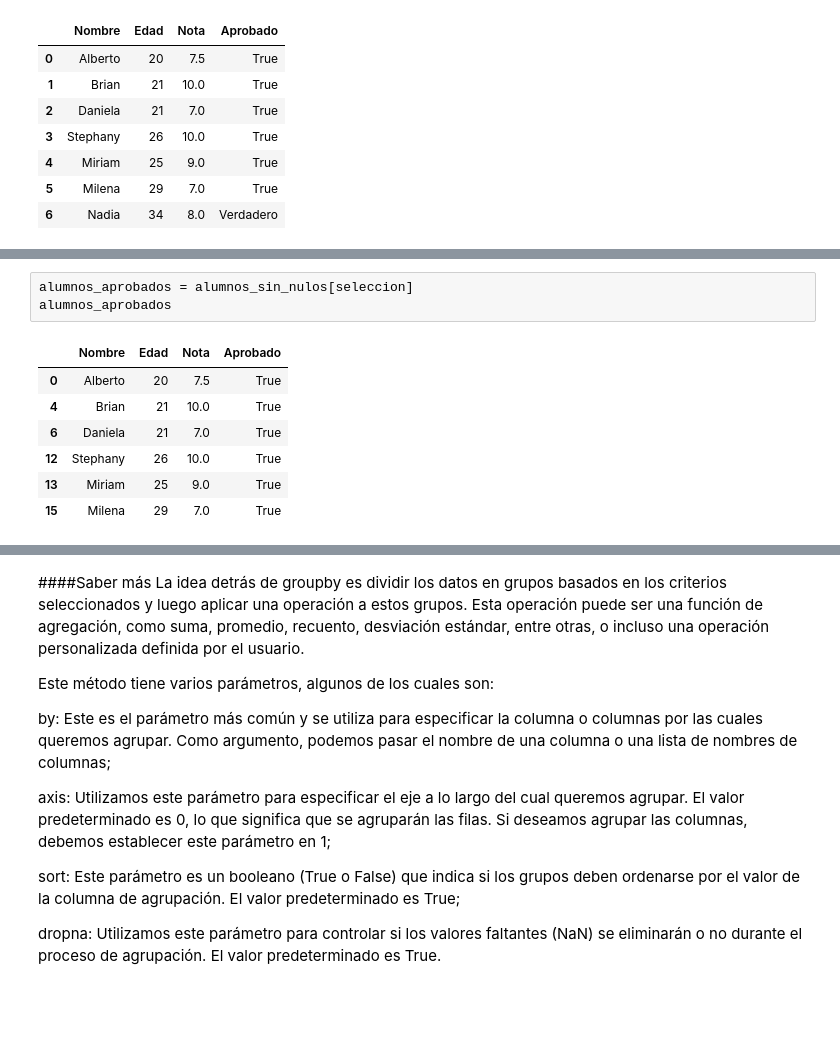
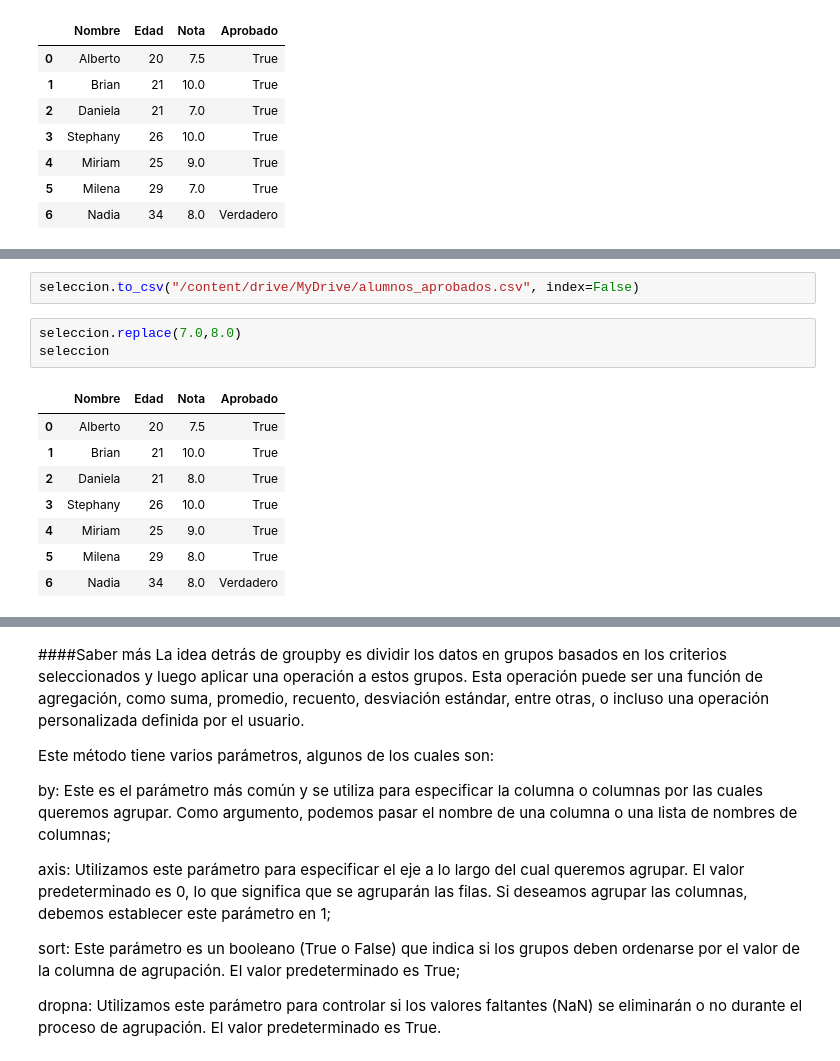
Before and after one commit to AenimaLabs/2061-pandas-conociendo-la-biblioteca, a Jupyter notebook: inmuebles_cdmx.ipynb, the cells around one changed output, grey strips where cells are left out. Saved outputs shown, nothing was run; the diff lists cells and outputs as text; blank space fills up the shorter version.

```diff
--- a/inmuebles_cdmx.ipynb
+++ b/inmuebles_cdmx.ipynb
@@ -899,11 +896,14 @@ ValueError: Boolean array expected for the condition, not object
-# %%
-alumnos_aprobados = alumnos_sin_nulos[seleccion]
-alumnos_aprobados
-# %% [output]
-|  | Nombre | Edad | Nota | Aprobado |
-| 0 | Alberto | 20 | 7.5 | True |
-| 4 | Brian | 21 | 10.0 | True |
-| 6 | Daniela | 21 | 7.0 | True |
-| 12 | Stephany | 26 | 10.0 | True |
-| 13 | Miriam | 25 | 9.0 | True |
-| 15 | Milena | 29 | 7.0 | True |
+# %%
+seleccion.to_csv("/content/drive/MyDrive/alumnos_aprobados.csv", index=False)
+# %%
+seleccion.replace(7.0,8.0)
+seleccion
+# %% [output]
+|  | Nombre | Edad | Nota | Aprobado |
+| 0 | Alberto | 20 | 7.5 | True |
+| 1 | Brian | 21 | 10.0 | True |
+| 2 | Daniela | 21 | 8.0 | True |
+| 3 | Stephany | 26 | 10.0 | True |
+| 4 | Miriam | 25 | 9.0 | True |
+| 5 | Milena | 29 | 8.0 | True |
+| 6 | Nadia | 34 | 8.0 | Verdadero |
```
Also changed, not shown: parts of 3 cells of this notebook.
